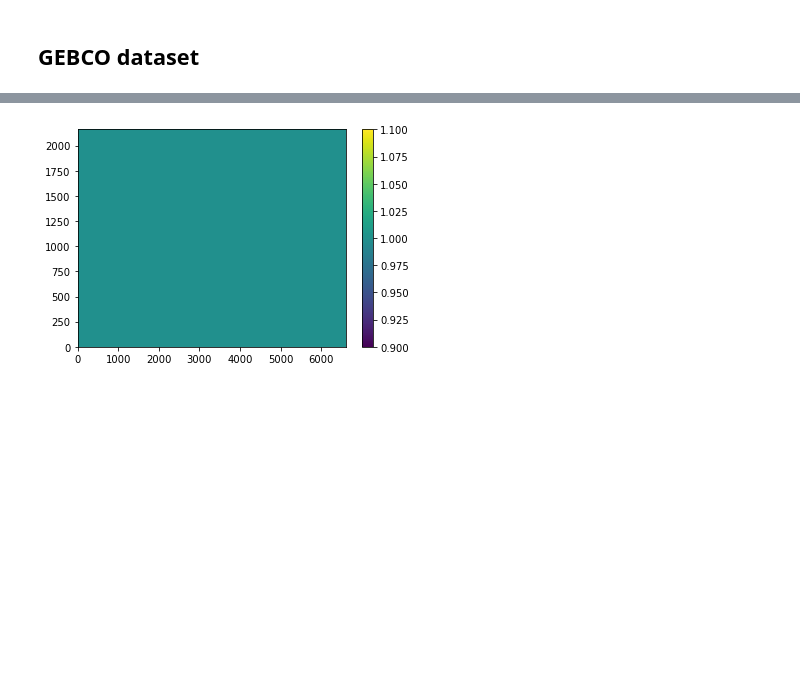
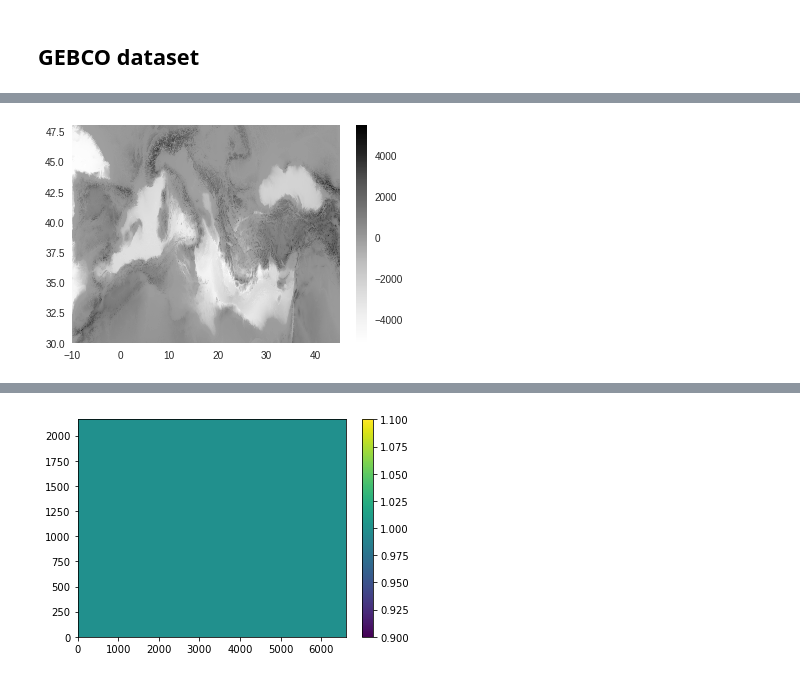
Before and after one commit to adcroft/thin-wall-topography, a Jupyter notebook: python/algorithm_dev-5.ipynb, the cells around one changed output, grey strips where cells are left out. Cells and saved outputs as stored; diff of their text form; code cells hidden in the pictures; blank space fills up the shorter version.

```diff
--- a/python/algorithm_dev-5.ipynb
+++ b/python/algorithm_dev-5.ipynb
@@ -434 +409,5 @@ Missed some! Must Refine! Stage  1 grid shape (10001, 10001)
+# %%
+plt.pcolormesh(gebcoM_lon_grd[:,:], gebcoM_lat_grd[:,:],gebcoM_elv[:,:]);plt.colorbar();
+# %% [output]
+[figure, added]
 # %%
```
Also changed, not shown: parts of 20 cells of this notebook, 2 other files.
